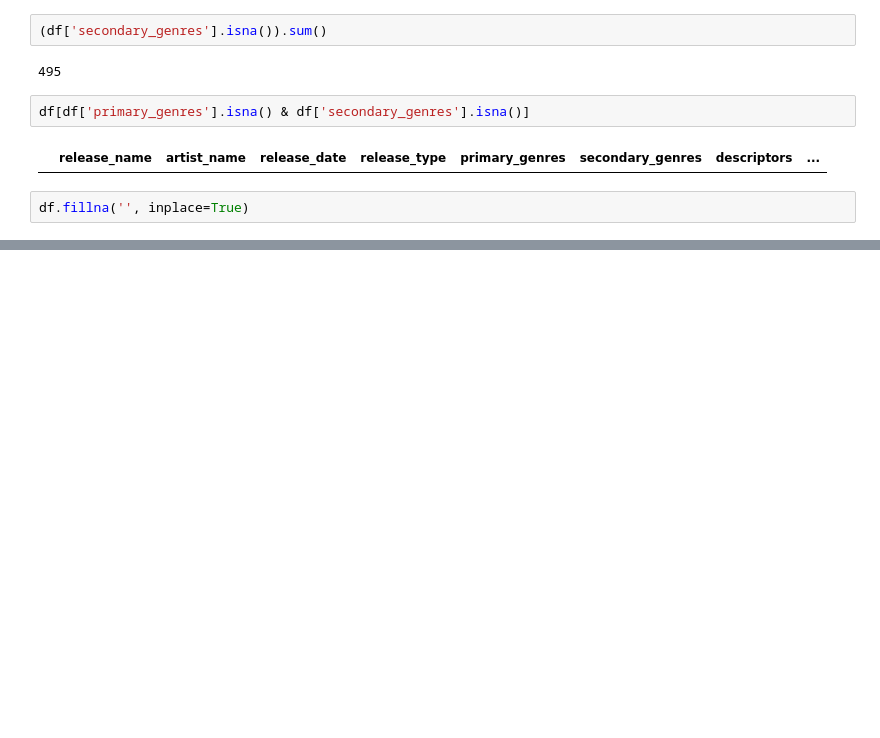
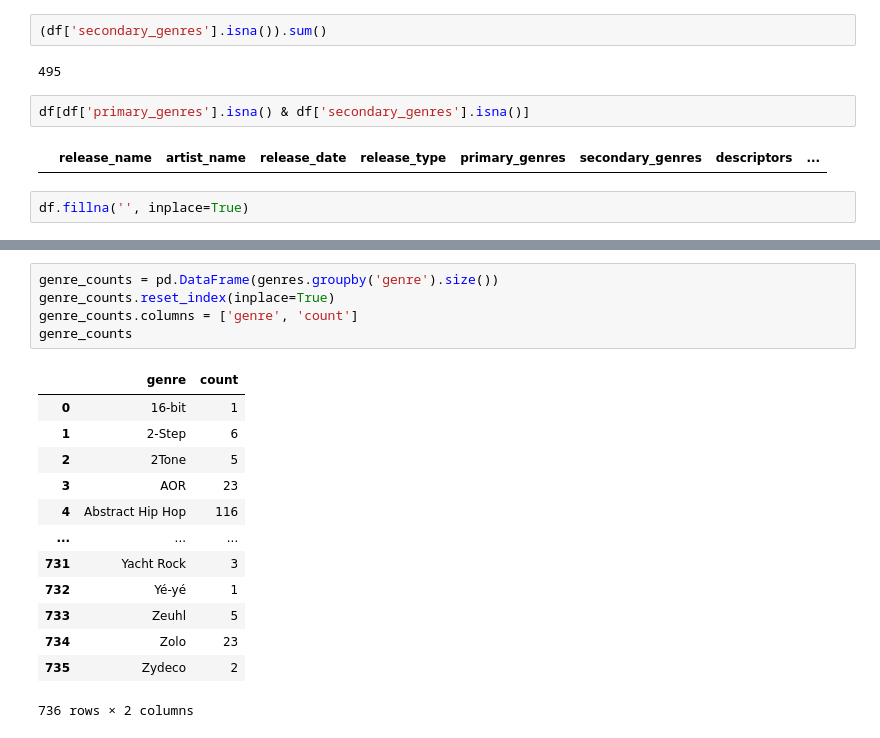
Before and after one commit to panierka/RymTop5000Albums, a Jupyter notebook: eda.ipynb, the cells around one changed output, grey strips where cells are left out. Saved outputs shown, nothing was run; the diff lists cells and outputs as text; blank space fills up the shorter version.

```diff
--- a/eda.ipynb
+++ b/eda.ipynb
@@ -224,0 +213,19 @@ df_g.loc[find_genre('Aggrotech')]
+# %%
+genre_counts = pd.DataFrame(genres.groupby('genre').size())
+genre_counts.reset_index(inplace=True)
+genre_counts.columns = ['genre', 'count']
+genre_counts
+# %% [output]
+|  | genre | count |
+| 0 | 16-bit | 1 |
+| 1 | 2-Step | 6 |
+| 2 | 2Tone | 5 |
+| 3 | AOR | 23 |
+| 4 | Abstract Hip Hop | 116 |
+| ... | ... | ... |
+| 731 | Yacht Rock | 3 |
+| 732 | Yé-yé | 1 |
+| 733 | Zeuhl | 5 |
+| 734 | Zolo | 23 |
+| 735 | Zydeco | 2 |
+736 rows × 2 columns
```
Also changed, not shown: parts of 6 cells of this notebook.
